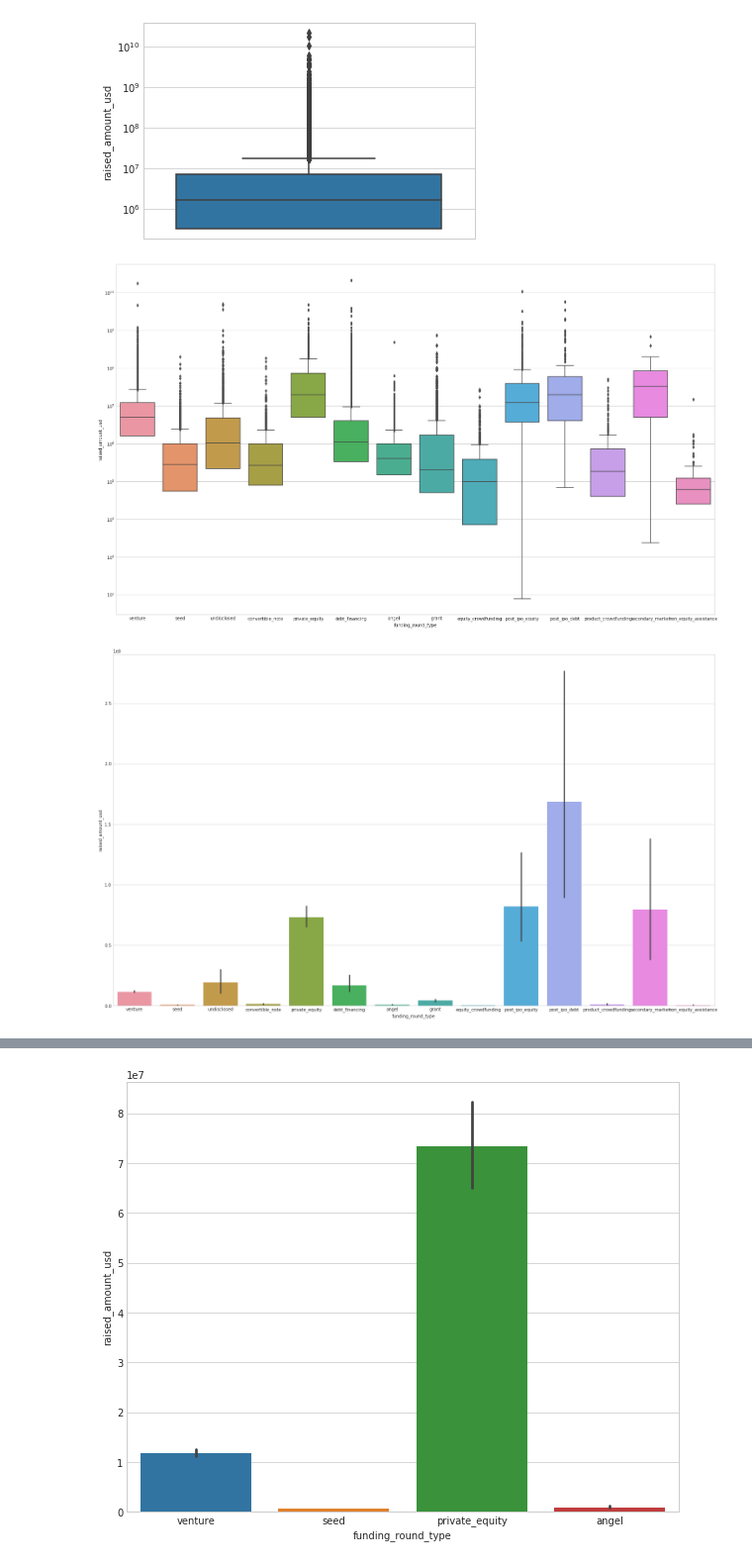
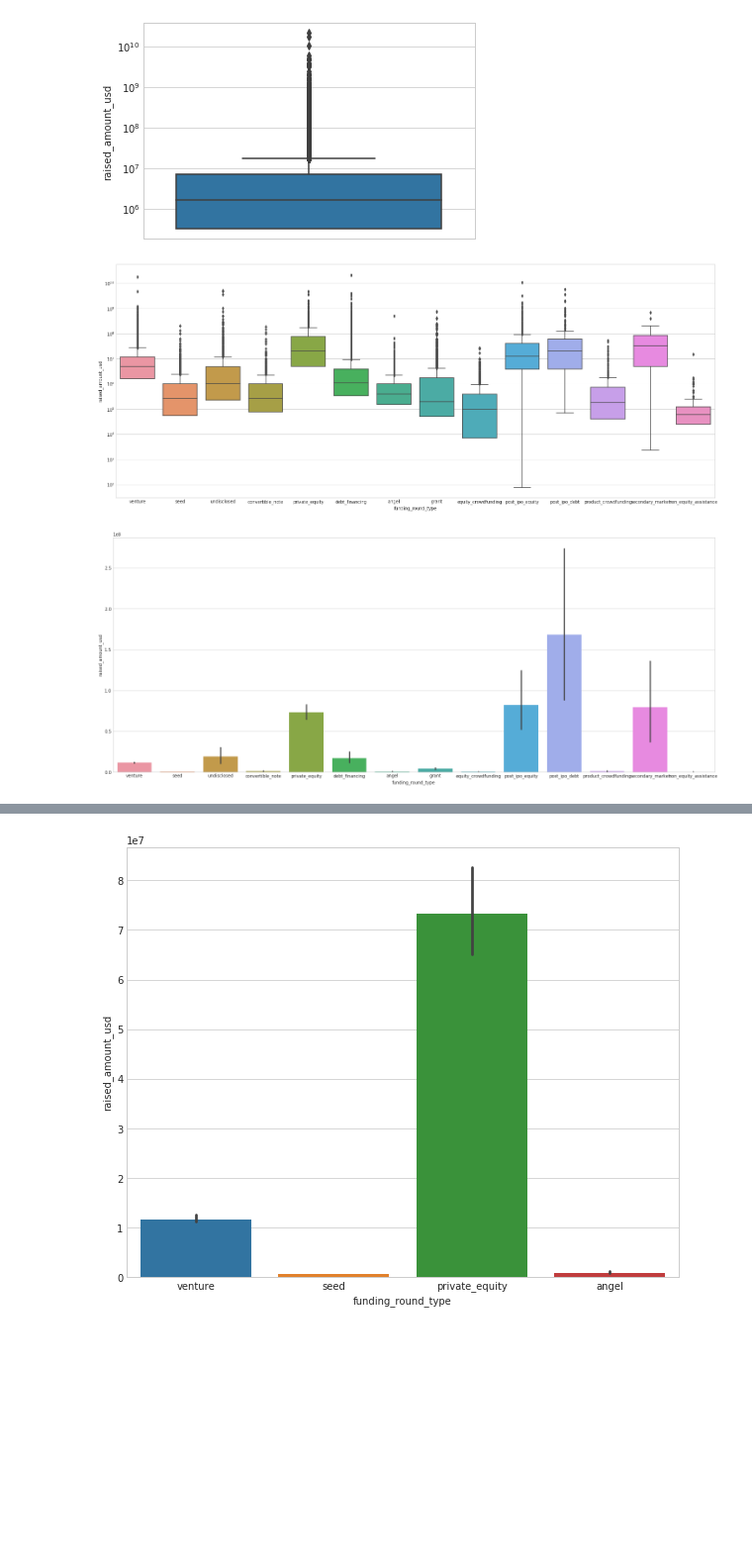
Before and after one commit to santhoshpkumar/Spark-Funds-Investment-CaseStudy, a Jupyter notebook: Investment_Analysis_Assignment.ipynb, the cells around one changed output, grey strips where cells are left out. Shown: that part at 99% size. Cells and saved outputs as stored; diff of their text form; code cells hidden in the pictures; blank space fills up the shorter version.

```diff
--- a/Investment_Analysis_Assignment.ipynb
+++ b/Investment_Analysis_Assignment.ipynb
@@ -226,4 +215,4 @@ So there should be **(114949-7)** rows in our merged table.
 # %%
-master_frame = pd.merge(companies, rounds , how='inner', on='permalink')
+master_frame = pd.merge(rounds, companies , how='inner', on='permalink')
 master_frame.head()
 # %% [output]
@@ -539,18 +515,18 @@ plt.show()
 [figure]
 # %%
 # boxplot of a variable across various funding categories
-plt.figure(figsize=(25, 15))
+plt.figure(figsize=(25, 10))
 sns.boxplot(x='funding_round_type', y='raised_amount_usd', data=master_frame)
 plt.yscale('log')
 plt.show()
 # %% [output]
-[figure, old version]
+[figure, new version]
 # %%
 # bar plot with default statistic=mean
-plt.figure(figsize=(25, 15))
+plt.figure(figsize=(25, 10))
 sns.barplot(x='funding_round_type', y='raised_amount_usd', data=master_frame)
 plt.show()
 # %% [output]
-[figure, old version]
+[figure, new version]
 # %%
 # Plotting categorical variable across the y-axis
```
Also changed, not shown: parts of 46 cells of this notebook, 1 other file.
